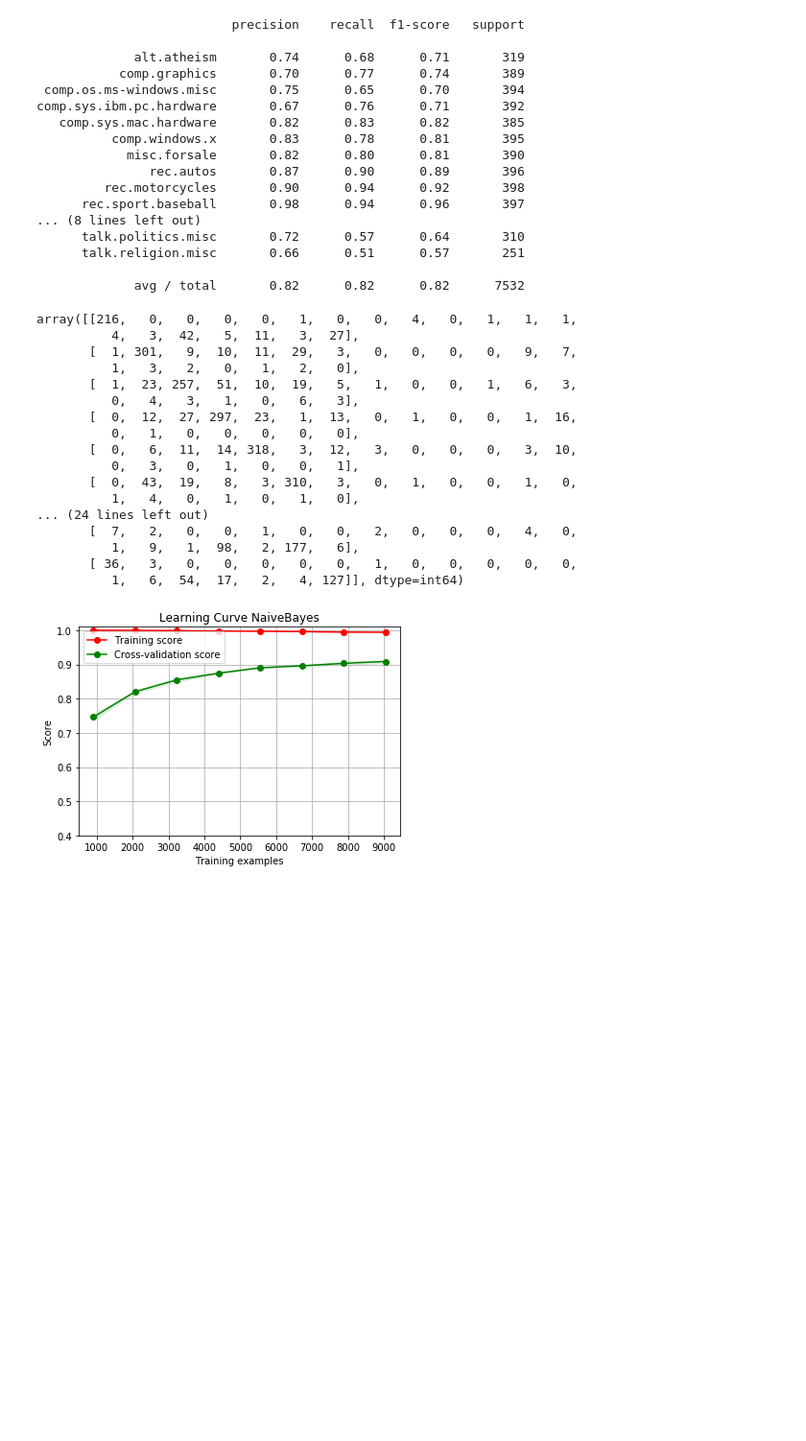
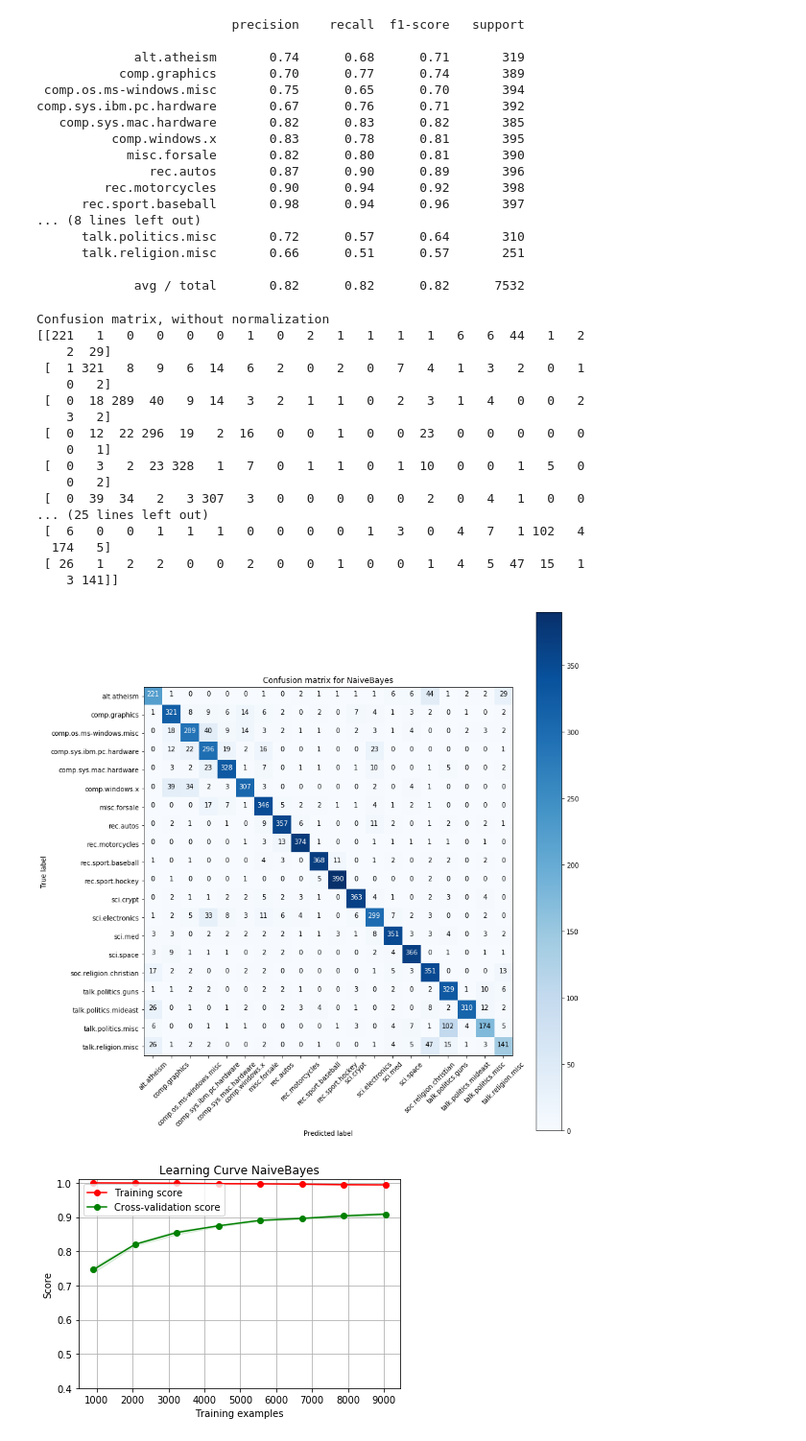
Before and after one commit to DanielHHP/mlnd_capstone, a Jupyter notebook: document_classification.ipynb, the cells around one changed output. Shown at 96% size. Saved outputs shown, nothing was run; the diff lists cells and outputs as text; code cells hidden in the pictures; blank space fills up the shorter version.

Commit message:
run model metrics

```diff
--- a/document_classification.ipynb
+++ b/document_classification.ipynb
@@ -767,3 +751,39 @@ def plot_validation_curve(estimator, title, X, y, param_name, param_range, ylim=
+# %%
+import itertools
+# http://scikit-learn.org/stable/auto_examples/model_selection/plot_confusion_matrix.html#sphx-glr-auto-examples-model-selection-plot-confusion-matrix-py
+def plot_confusion_matrix(cm, classes,
+                          normalize=False,
+                          title='Confusion matrix',
+                          cmap=plt.cm.Blues):
+    """
+    This function prints and plots the confusion matrix.
+    Normalization can be applied by setting `normalize=True`.
+    """
+    if normalize:
+        cm = cm.astype('float') / cm.sum(axis=1)[:, np.newaxis]
+        print("Normalized confusion matrix")
+    else:
+        print('Confusion matrix, without normalization')
+
+    print(cm)
+    plt.figure(figsize=(12,12))
+    plt.imshow(cm, interpolation='nearest', cmap=cmap)
+    plt.title(title)
+    plt.colorbar()
+    tick_marks = np.arange(len(classes))
+    plt.xticks(tick_marks, classes, rotation=45)
+    plt.yticks(tick_marks, classes)
+
+    fmt = '.2f' if normalize else 'd'
+    thresh = cm.max() / 2.
+    for i, j in itertools.product(range(cm.shape[0]), range(cm.shape[1])):
+        plt.text(j, i, format(cm[i, j], fmt),
+                 horizontalalignment="center",
+                 color="white" if cm[i, j] > thresh else "black")
+
+    plt.tight_layout()
+    plt.ylabel('True label')
+    plt.xlabel('Predicted label')
 # %% [markdown]
 ## 朴素贝叶斯
 # %%
@@ -811,25 +831,29 @@ comp.sys.ibm.pc.hardware       0.67      0.76      0.71       392
 
              avg / total       0.82      0.82      0.82      7532
 # %%
-metrics.confusion_matrix(y_test, predicted)
+cnf_matrix = metrics.confusion_matrix(y_test, predicted)
-# %% [output]
-array([[216,   0,   0,   0,   0,   1,   0,   0,   4,   0,   1,   1,   1,
-          4,   3,  42,   5,  11,   3,  27],
-       [  1, 301,   9,  10,  11,  29,   3,   0,   0,   0,   0,   9,   7,
-          1,   3,   2,   0,   1,   2,   0],
-       [  1,  23, 257,  51,  10,  19,   5,   1,   0,   0,   1,   6,   3,
-          0,   4,   3,   1,   0,   6,   3],
-       [  0,  12,  27, 297,  23,   1,  13,   0,   1,   0,   0,   1,  16,
-          0,   1,   0,   0,   0,   0,   0],
-       [  0,   6,  11,  14, 318,   3,  12,   3,   0,   0,   0,   3,  10,
-          0,   3,   0,   1,   0,   0,   1],
-       [  0,  43,  19,   8,   3, 310,   3,   0,   1,   0,   0,   1,   0,
-          1,   4,   0,   1,   0,   1,   0],
-... (24 lines left out)
-       [  7,   2,   0,   0,   1,   0,   0,   2,   0,   0,   0,   4,   0,
-          1,   9,   1,  98,   2, 177,   6],
-       [ 36,   3,   0,   0,   0,   0,   0,   1,   0,   0,   0,   0,   0,
-          1,   6,  54,  17,   2,   4, 127]], dtype=int64)
+# %%
+plot_confusion_matrix(cnf_matrix, classes=newsgroups_target_names,
+                      title='Confusion matrix for NaiveBayes')
+# %% [output]
+Confusion matrix, without normalization
+[[221   1   0   0   0   0   1   0   2   1   1   1   1   6   6  44   1   2
+    2  29]
+ [  1 321   8   9   6  14   6   2   0   2   0   7   4   1   3   2   0   1
+    0   2]
+ [  0  18 289  40   9  14   3   2   1   1   0   2   3   1   4   0   0   2
+    3   2]
+ [  0  12  22 296  19   2  16   0   0   1   0   0  23   0   0   0   0   0
+    0   1]
+ [  0   3   2  23 328   1   7   0   1   1   0   1  10   0   0   1   5   0
+    0   2]
+ [  0  39  34   2   3 307   3   0   0   0   0   0   2   0   4   1   0   0
+... (25 lines left out)
+ [  6   0   0   1   1   1   0   0   0   0   1   3   0   4   7   1 102   4
+  174   5]
+ [ 26   1   2   2   0   0   2   0   0   1   0   0   1   4   5  47  15   1
+    3 141]]
+[figure, added]
 # %%
 plot_learning_curve(improve_results['NaiveBayes']['search'].best_estimator_, 'Learning Curve NaiveBayes',
                     X_train_tfidf, y_train, (0.4, 1.01), cv=5, n_jobs=cpu_count()-1, train_sizes=np.linspace(.1, 1.0, 8))
```
Also changed, not shown: parts of 49 cells of this notebook, 1 other file.
